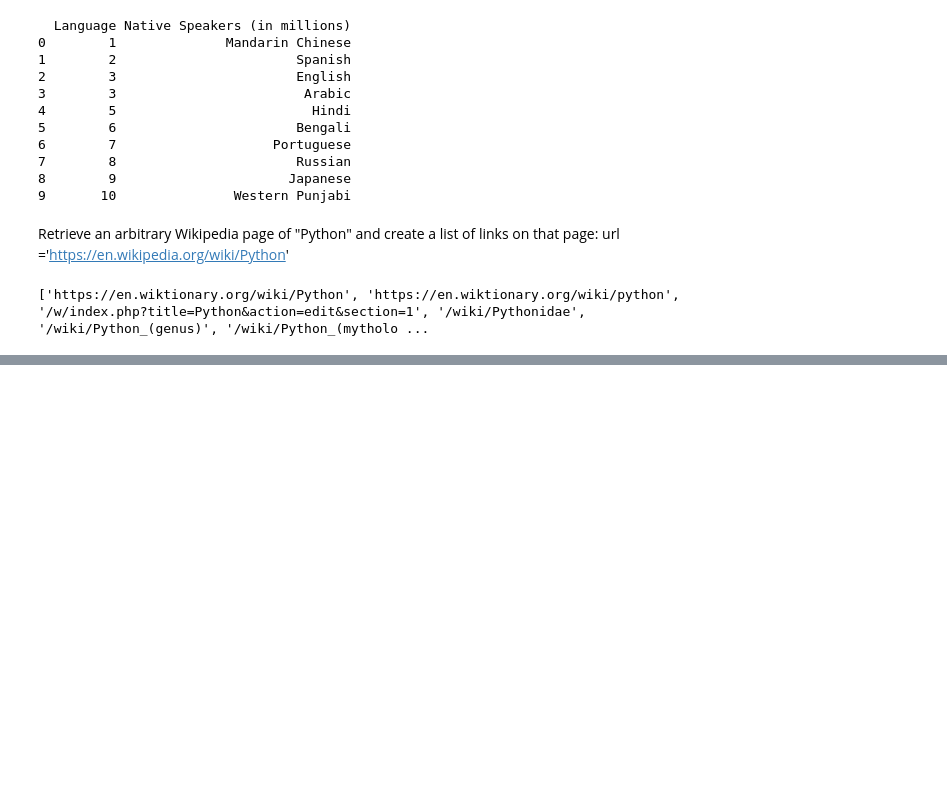
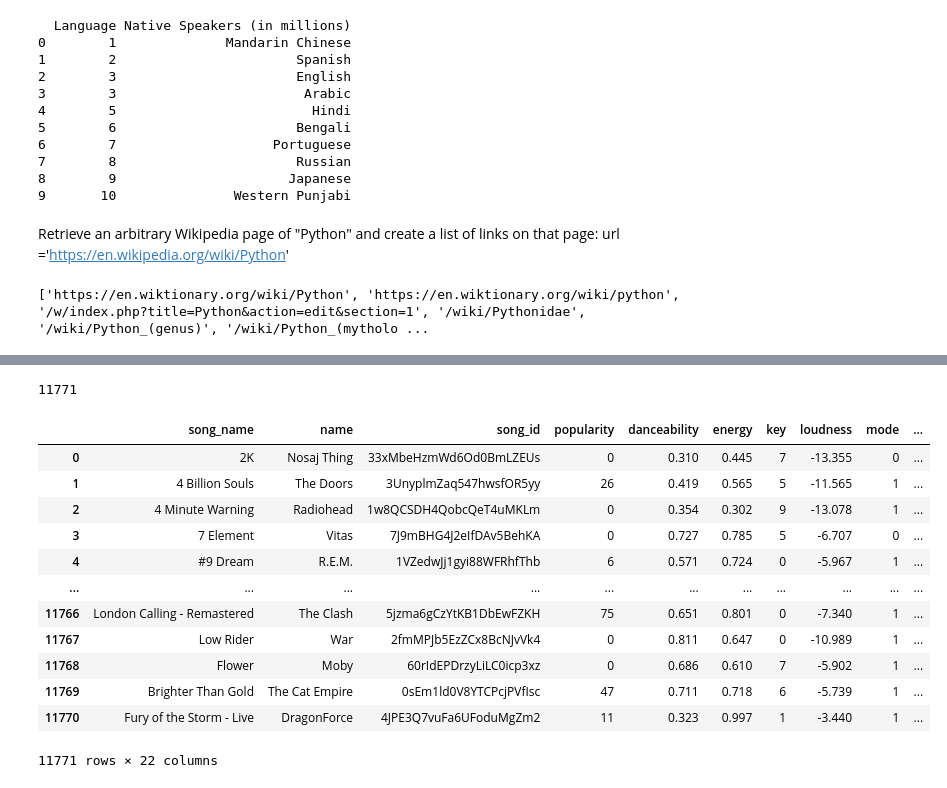
Before and after one commit to Draian123/lab-web-scraping-single-page, a Jupyter notebook: lab.ipynb, the cells around one changed output, grey strips where cells are left out. Drawn from its saved outputs; the diff is of its cells as text; code cells hidden in the pictures; blank space fills up the shorter version.

```diff
--- a/lab.ipynb
+++ b/lab.ipynb
@@ -245,0 +361,11 @@ else:
+# %%
+tracks = json_normalize(all_tracks)
+artists_df = pd.DataFrame(columns=['href', 'id', 'name', 'type', 'uri', 'external_urls.spotify','song_id', 'song_name', 'popularity' ])
+for i in tracks.index:
+    artists_for_song = json_normalize(tracks.iloc[i]['track.artists'])
+    artists_for_song['song_id']    = tracks.iloc[i]['track.id']         # we want to keep song_id, it is the sae for all artists
+    artists_for_song['song_name']  = tracks.iloc[i]['track.name']       # we want to keep song_name, it is the sae for all artists
+    artists_for_song['popularity'] = tracks.iloc[i]['track.popularity'] # same for popularity
+    artists_df = pd.concat([artists_df, artists_for_song], axis=0)
+df_final = artists_df[['song_name', 'name', 'song_id', 'popularity']].reset_index(drop=True)
+df_final
@@ -245,0 +386,9 @@ else:
+# %%
+tracks2 = json_normalize(all_tracks)
+artists_df2 = pd.DataFrame(columns=['href', 'id', 'name', 'type', 'uri', 'external_urls.spotify','song_id', 'song_name', 'popularity' ])
+for i in tracks2.index:
+    artists_for_song = json_normalize(tracks2.iloc[i]['track.artists'])
+    artists_for_song['song_id']    = tracks2.iloc[i]['track.id']         # we want to keep song_id, it is the sae for all artists
+    artists_for_song['song_name']  = tracks2.iloc[i]['track.name']       # we want to keep song_name, it is the sae for all artists
+    artists_for_song['popularity'] = tracks2.iloc[i]['track.popularity'] # same for popularity
+    artists_df2 = pd.concat([artists_df2, artists_for_song], axis=0)
@@ -245,0 +412,36 @@ else:
+# %%
+
+
+df_final.dropna(inplace=True)
+chunks = [(i, i+100) for i in range(0, len(df_final), 100)]
+audio_features_list = []
+for chunk in chunks:
+    id_list100 = df_final['song_id'][chunk[0]:chunk[1]]
+    audio_features_list = audio_features_list + sp.audio_features(id_list100)
+    sleep(randint(1,3000)/1000)
+len(audio_features_list)
+# %% [output]
+11771
+# %%
+audio_features_df = pd.DataFrame(audio_features_list)
+audio_features_df.drop_duplicates(inplace=True)
+df_w_audio_ft = pd.merge(left=df_final,
+                        right=audio_features_df,
+                        how='inner',
+                        left_on='song_id',
+                        right_on='id')
+df_w_audio_ft
+# %% [output]
+|  | song_name | name | song_id | popularity | danceability | energy | key | loudness | mode | ... |
+| 0 | 2K | Nosaj Thing | 33xMbeHzmWd6Od0BmLZEUs | 0 | 0.310 | 0.445 | 7 | -13.355 | 0 | ... |
+| 1 | 4 Billion Souls | The Doors | 3UnyplmZaq547hwsfOR5yy | 26 | 0.419 | 0.565 | 5 | -11.565 | 1 | ... |
+| 2 | 4 Minute Warning | Radiohead | 1w8QCSDH4QobcQeT4uMKLm | 0 | 0.354 | 0.302 | 9 | -13.078 | 1 | ... |
+| 3 | 7 Element | Vitas | 7J9mBHG4J2eIfDAv5BehKA | 0 | 0.727 | 0.785 | 5 | -6.707 | 0 | ... |
+| 4 | #9 Dream | R.E.M. | 1VZedwJj1gyi88WFRhfThb | 6 | 0.571 | 0.724 | 0 | -5.967 | 1 | ... |
+| ... | ... | ... | ... | ... | ... | ... | ... | ... | ... | ... |
+| 11766 | London Calling - Remastered | The Clash | 5jzma6gCzYtKB1DbEwFZKH | 75 | 0.651 | 0.801 | 0 | -7.340 | 1 | ... |
+| 11767 | Low Rider | War | 2fmMPJb5EzZCx8BcNJvVk4 | 0 | 0.811 | 0.647 | 0 | -10.989 | 1 | ... |
+| 11768 | Flower | Moby | 60rIdEPDrzyLiLC0icp3xz | 0 | 0.686 | 0.610 | 7 | -5.902 | 1 | ... |
+| 11769 | Brighter Than Gold | The Cat Empire | 0sEm1ld0V8YTCPcjPVfIsc | 47 | 0.711 | 0.718 | 6 | -5.739 | 1 | ... |
+| 11770 | Fury of the Storm - Live | DragonForce | 4JPE3Q7vuFa6UFoduMgZm2 | 11 | 0.323 | 0.997 | 1 | -3.440 | 1 | ... |
+11771 rows × 22 columns
```
Also changed, not shown: parts of 19 cells of this notebook, 2 other files.
